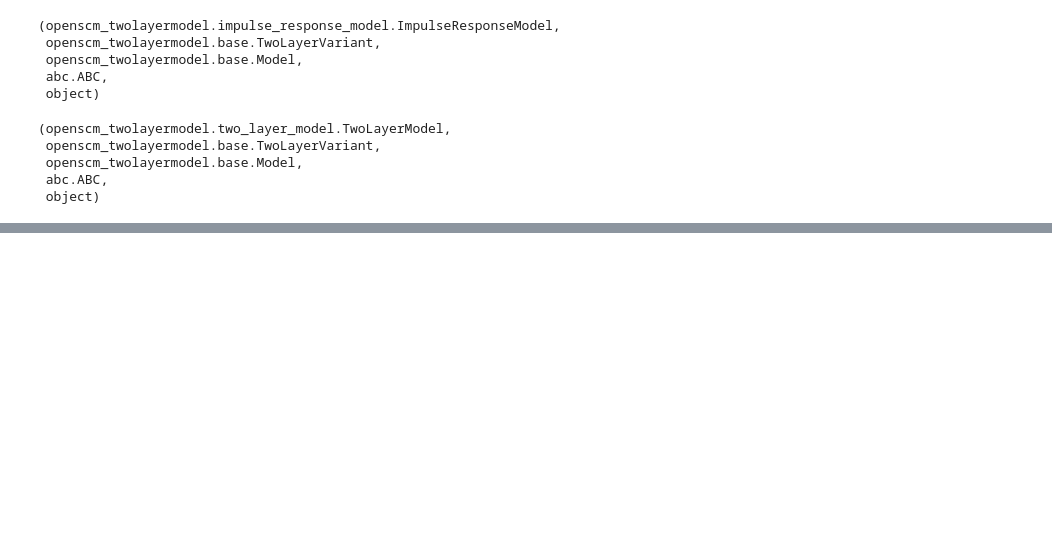
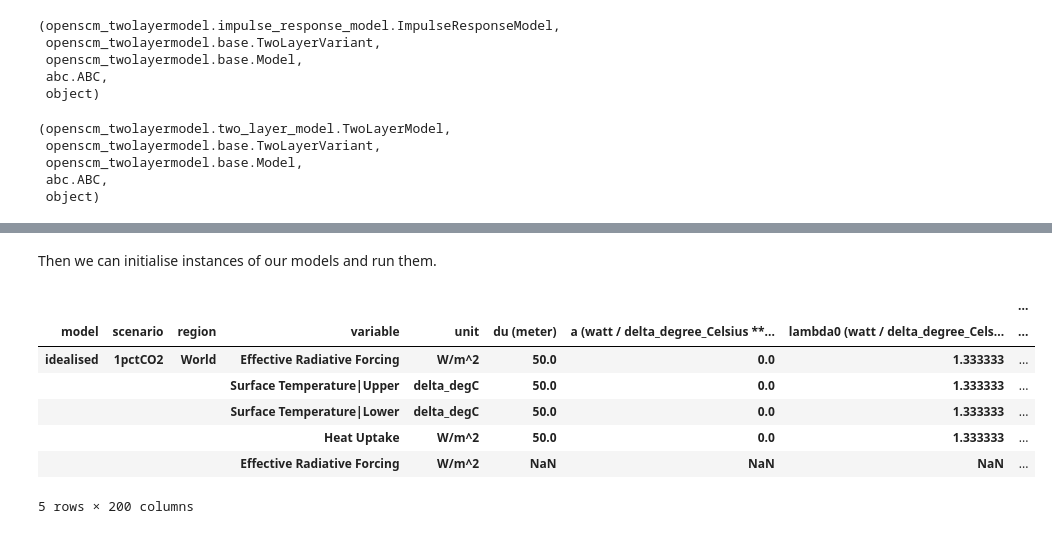
Before and after one commit to openscm/openscm-twolayermodel, a Jupyter notebook: notebooks/getting-started.ipynb, the cells around one changed output, grey strips where cells are left out. Cells and saved outputs as stored; diff of their text form; code cells hidden in the pictures; blank space fills up the shorter version.

```diff
--- a/notebooks/getting-started.ipynb
+++ b/notebooks/getting-started.ipynb
@@ -39,0 +74,20 @@ These classes can both be used in the same way. We demonstrate the most basic us
+# %% [markdown]
+Then we can initialise instances of our models and run them.
+# %%
+two_layer = TwoLayerModel(lambda0=4 / 3 * unit_registry("W/m^2/delta_degC"))
+res_two_layer = two_layer.run_scenarios(driver)
+
+impulse_response = ImpulseResponseModel(d1=10 * unit_registry("yr"))
+res_impulse_response = impulse_response.run_scenarios(driver)
+
+res = res_two_layer.append(res_impulse_response)
+res.head()
+# %% [output]
+|  |  |  |  |  |  |  |  | ... |
+| model | scenario | region | variable | unit | du (meter) | a (watt / delta_degree_Celsius **... | lambda0 (watt / delta_degree_Cels... | ... |
+| idealised | 1pctCO2 | World | Effective Radiative Forcing | W/m^2 | 50.0 | 0.0 | 1.333333 | ... |
+|  |  |  | Surface Temperature|Upper | delta_degC | 50.0 | 0.0 | 1.333333 | ... |
+|  |  |  | Surface Temperature|Lower | delta_degC | 50.0 | 0.0 | 1.333333 | ... |
+|  |  |  | Heat Uptake | W/m^2 | 50.0 | 0.0 | 1.333333 | ... |
+|  |  |  | Effective Radiative Forcing | W/m^2 | NaN | NaN | NaN | ... |
+5 rows × 200 columns
```
Also changed, not shown: parts of 9 cells of this notebook.
